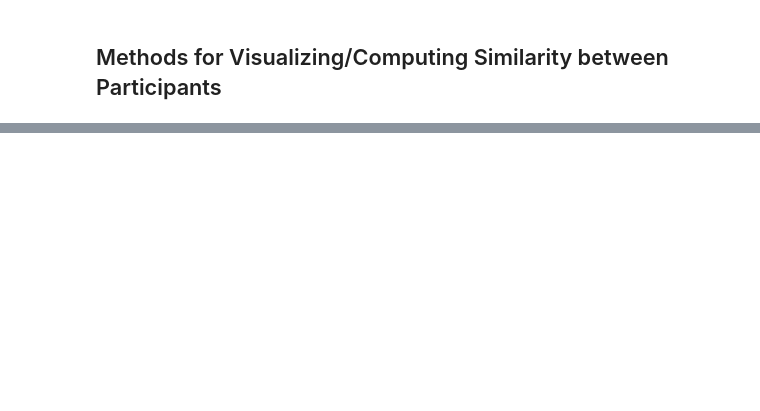
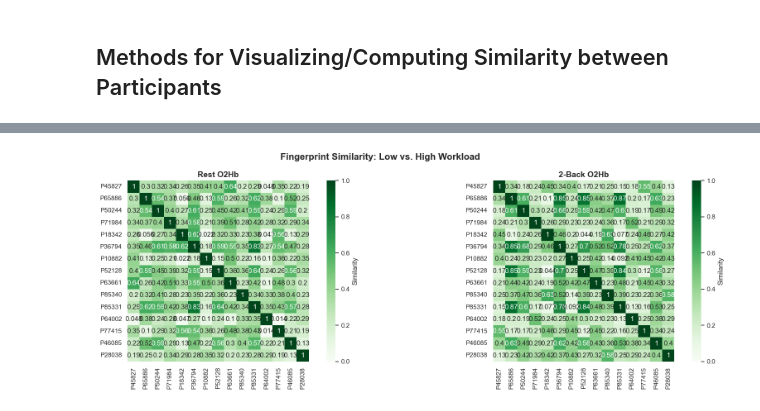
Before and after one commit to asheaffe/cs166-final-project, a Jupyter notebook: fnirs_fingerprint.ipynb, the cells around one changed output, grey strips where cells are left out. Cells and saved outputs as stored; diff of their text form; code cells hidden in the pictures; blank space fills up the shorter version.

```diff
--- a/fnirs_fingerprint.ipynb
+++ b/fnirs_fingerprint.ipynb
@@ -453,0 +344,39 @@ fig = plot_all_similarity_matrices(matrix_dict)
+# %%
+def plot_key_conditions(matrix_dict):
+    """Show only the most informative conditions
+
+    Note: This plot code base was generated with Claude and edited"""
+
+    fig, axes = plt.subplots(1, 2, figsize=(18, 6))
+
+    conditions = [
+        ('oxy_rest', 'Rest O2Hb'),
+        ('oxy_2back', '2-Back O2Hb')
+    ]
+
+    for idx, (condition, title) in enumerate(conditions):
+        sim_matrix = compute_similarity_matrix(matrix_dict, condition=condition)
+
+        sns.heatmap(sim_matrix,
+                    ax=axes[idx],
+                    annot=True,
+                    cmap="Greens",
+                    vmin=0,
+                    vmax=1,
+                    square=True,
+                    cbar_kws={'label': 'Similarity'})
+
+        axes[idx].set_title(title, fontsize=14, fontweight='bold')
+        axes[idx].set_xlabel('')
+        axes[idx].set_ylabel('')
+
+    plt.suptitle('Fingerprint Similarity: Low vs. High Workload',
+                 fontsize=16, fontweight='bold')
+    plt.tight_layout()
+    plt.savefig('plots/low_high_matrix.png')
+    plt.show()
+
+# Usage
+plot_key_conditions(all_matrices)
+# %% [output]
+[figure, added]
```
Also changed, not shown: parts of 32 cells of this notebook, 4 other files.
